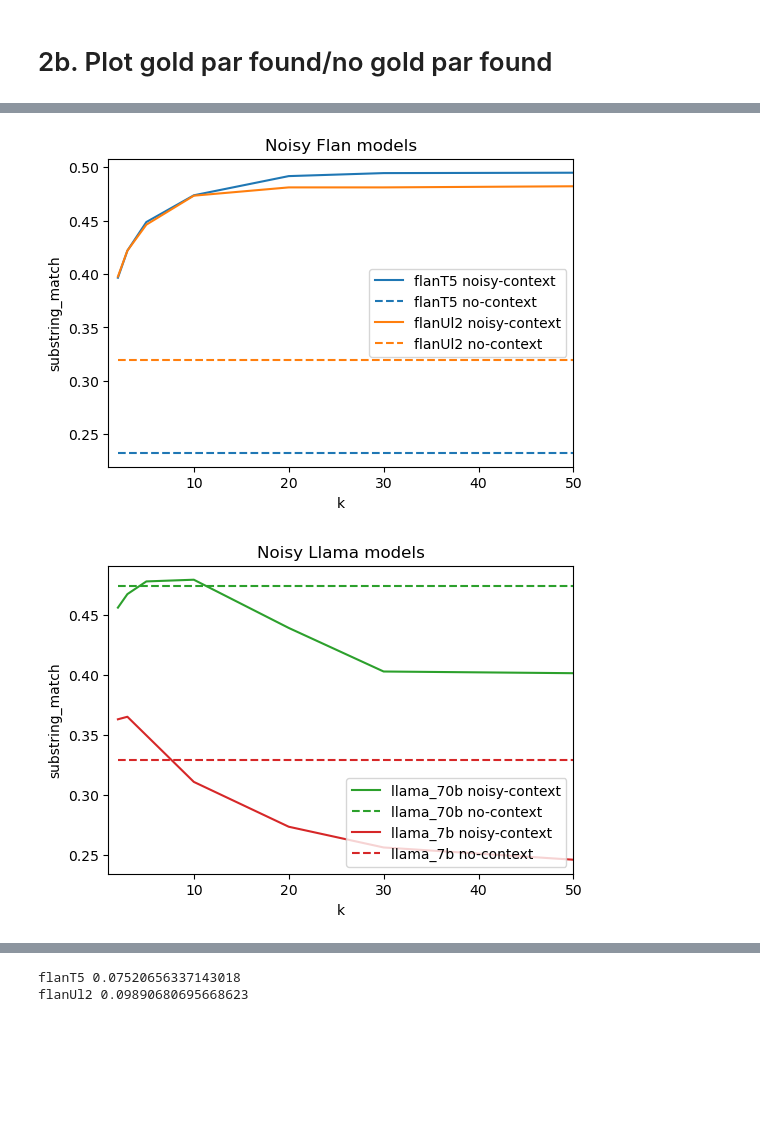
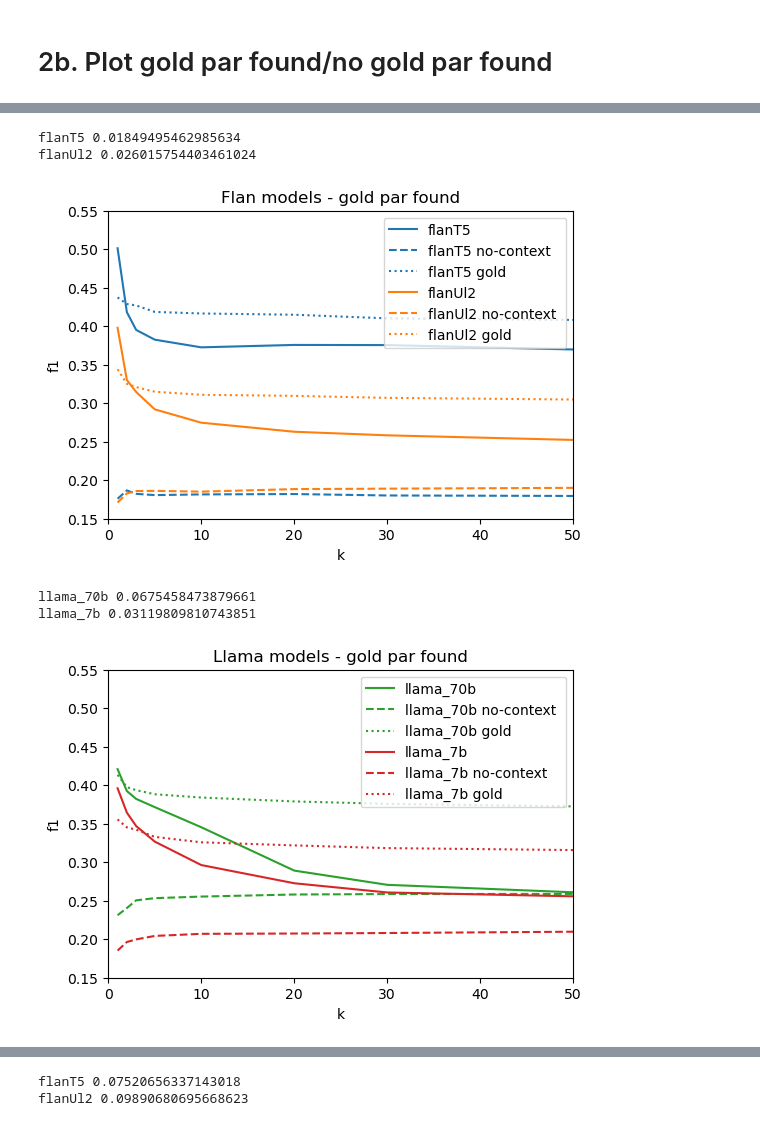
Before and after one commit to neulab/ragged, a Jupyter notebook: zeno/slice_plots.ipynb, the cells around one changed output, grey strips where cells are left out. Drawn from its saved outputs; the diff is of its cells as text; code cells hidden in the pictures; blank space fills up the shorter version.

```diff
--- a/zeno/slice_plots.ipynb
+++ b/zeno/slice_plots.ipynb
@@ -678,8 +1262,8 @@ retriever = 'colbert'
 ks = [1, 2, 3, 5, 10 , 20 , 30 , 50]
 # plt.figure(figsize=(7, 5))
 reader_models.sort()
-dataset = 'nq'
-reader_metric = 'substring_match'
+dataset = 'complete_bioasq'
+reader_metric = 'f1'
 if 'bioasq' in dataset:
     docid_key = 'pmid'
     docid_name = 'pm'
@@ -691,7 +1275,7 @@ else:
     section_key = 'start_paragraph_id'
     section_name = 'par'
 output_dfs = output_by_dataset[dataset]
-noisy_output_dfs = noisy_output_by_dataset[dataset]
+
 
 readers_perf = {}
 for r, reader_model in enumerate(reader_models):
@@ -701,55 +1285,72 @@ for r, reader_model in enumerate(reader_models):
     reader_perf_by_k = []
     for i, top_k in enumerate(top_ks[1:]):
         readers_perf[reader_model][top_k] = {}
-        k_df = noisy_output_dfs[reader_model][retriever][top_k]
-        # slice = k_df
+        k_df =output_dfs[reader_model][retriever][top_k]
+        slice = k_df[f'any {docid_name}_{section_name}_id_match'] == True
         # slice = k_df[f'answer_in_context'] == False
-        slice_df = k_df
+        slice_df = k_df.loc[slice]
         baseline_df = output_dfs[reader_model]['no_context']
-        # baseline_df = baseline_df.loc[slice]
+        baseline_df = baseline_df.loc[slice]
         readers_perf[reader_model][top_k][reader_metric] = np.mean(slice_df[reader_metric].values)
-        readers_perf[reader_model][top_k][f'baseline {reader_metric}'] = np.mean(baseline_df[reader_metric].values)
+        readers_perf[reader_model][top_k][f'no_context {reader_metric}'] = np.mean(baseline_df[reader_metric].values)
+        baseline_df = output_dfs[reader_model]['gold']
+        baseline_df = baseline_df.loc[slice]
+        readers_perf[reader_model][top_k]['gold {reader_metric}'] = np.mean(baseline_df[reader_metric].values)
+
 plt.figure(figsize = (6,4))
 for i, (r, top_kdict) in enumerate(readers_perf.items()):
     if 'truncation' in r:
         continue
     top_k_f1s = []
-    baseline_f1s = []
+    no_context_f1s = []
+    gold_f1s = []
     ks = []
     for top_k, value_dict in top_kdict.items():
         ks.append((int)(top_k[3:]))
         top_k_f1s.append(value_dict[reader_metric])
-        baseline_f1s.append(value_dict[f'baseline {reader_metric}'])
+        no_context_f1s.append(value_dict[f'no_context {reader_metric}'])
+        gold_f1s.append(value_dict['gold {reader_metric}'])
+
     if '7b' in r:
         color = colors[3]
     elif '70b' in r:
         color = colors[2]
     else:
         color = colors[i%len(reader_models)]
+    plt.plot(ks, top_k_f1s, color = color, label = f'{r}')
+    plt.plot(ks, no_context_f1s, color = color, linestyle = '--', label = f'{r} no-context ')
+    plt.plot(ks, gold_f1s, color = color, linestyle = ':', label = f'{r} gold')
+    diff = 0
+    for z in [0,4,5,6,7]:
+        diff += gold_f1s[z]-top_k_f1s[z]
+    diff/= 5
+    print(r, diff)
 
-    plt.plot(ks, top_k_f1s, color = color, label = f'{r} noisy-context')
-    plt.plot(ks, baseline_f1s, color = color, linestyle = '--', label = f'{r} no-context')
     if r == 'flanUl2':
-        plt.title(f'Noisy Flan models')
+        plt.title(f'Flan models - gold par found')
         plt.legend()
-
-        plt.ylim(bottom = 0.1, top = 0.4)
-        plt.xlim(left = 1, right = 50)
+        ytop = 0.55
+        ybot = 0.15
+        plt.ylim(bottom = ybot, top = ytop)
+        plt.xlim(left = 0, right = 50)
         plt.xlabel('k')
         plt.ylabel(reader_metric)
-        plt.savefig(os.path.join(os.getenv('DBQA'), 'figs', f'{dataset}_noisy_{reader_metric}.pdf'),bbox_inches='tight', pad_inches=0)
+        plt.savefig(os.path.join(os.getenv('DBQA'), 'figs', f'{dataset}_flan_gold_par_found_{reader_metric}.pdf'),bbox_inches='tight', pad_inches=0)
         plt.show()
         plt.figure(figsize = (6,4))
 
-
-plt.title(f'Noisy Llama models')
+plt.title(f'Llama models - gold par found')
 plt.legend()
-plt.ylim(bottom = 0.1, top = 0.4)
-plt.xlim(left = 1, right = 50)
+plt.ylim(bottom = ybot, top = ytop)
+plt.xlim(left = 0, right = 50)
 plt.xlabel('k')
 plt.ylabel(reader_metric)
-plt.savefig(os.path.join(os.getenv('DBQA'), 'figs', f'{dataset}_noisy_{reader_metric}.pdf'),bbox_inches='tight', pad_inches=0)
+plt.savefig(os.path.join(os.getenv('DBQA'), 'figs', f'{dataset}_llama_gold_par_found_{reader_metric}.pdf'),bbox_inches='tight', pad_inches=0)
 plt.show()
 # %% [output]
+flanT5 0.01849495462985634
+flanUl2 0.026015754403461024
-[figure, old version]
+[figure, new version]
+llama_70b 0.0675458473879661
+llama_7b 0.03119809810743851
-[figure, old version]
+[figure, new version]
```
Also changed, not shown: parts of 21 cells of this notebook.
